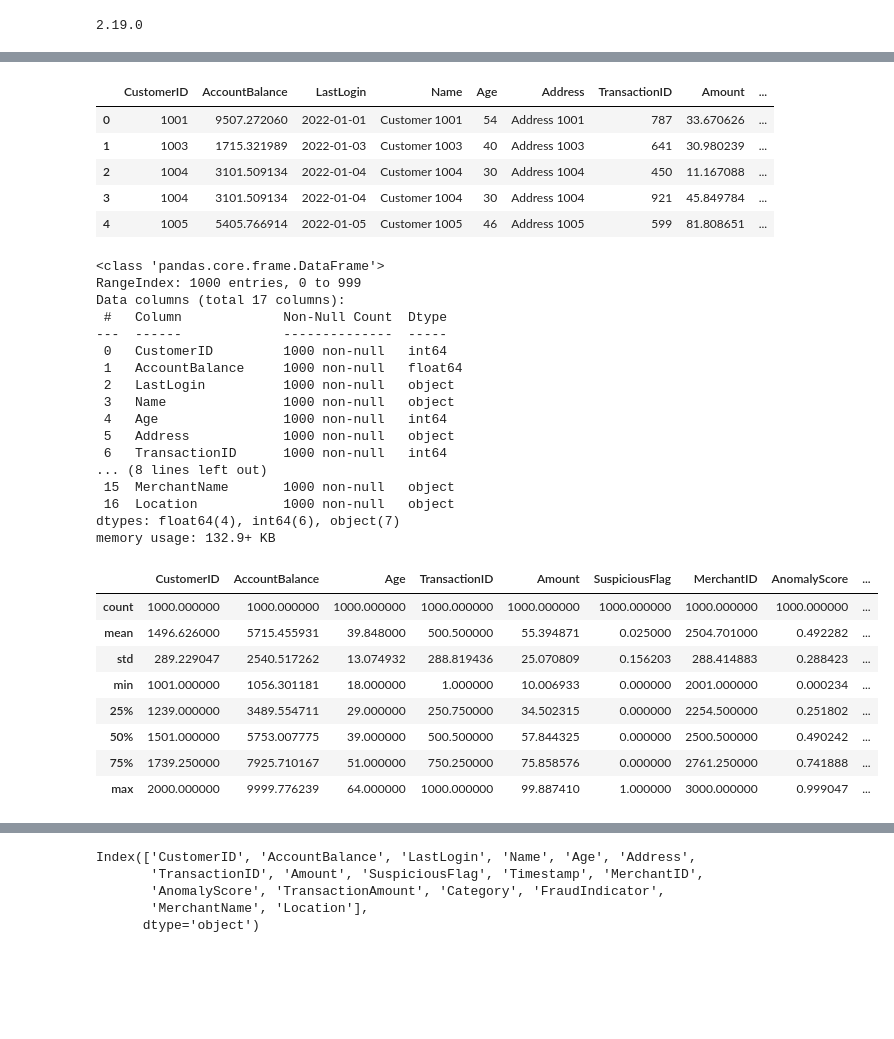
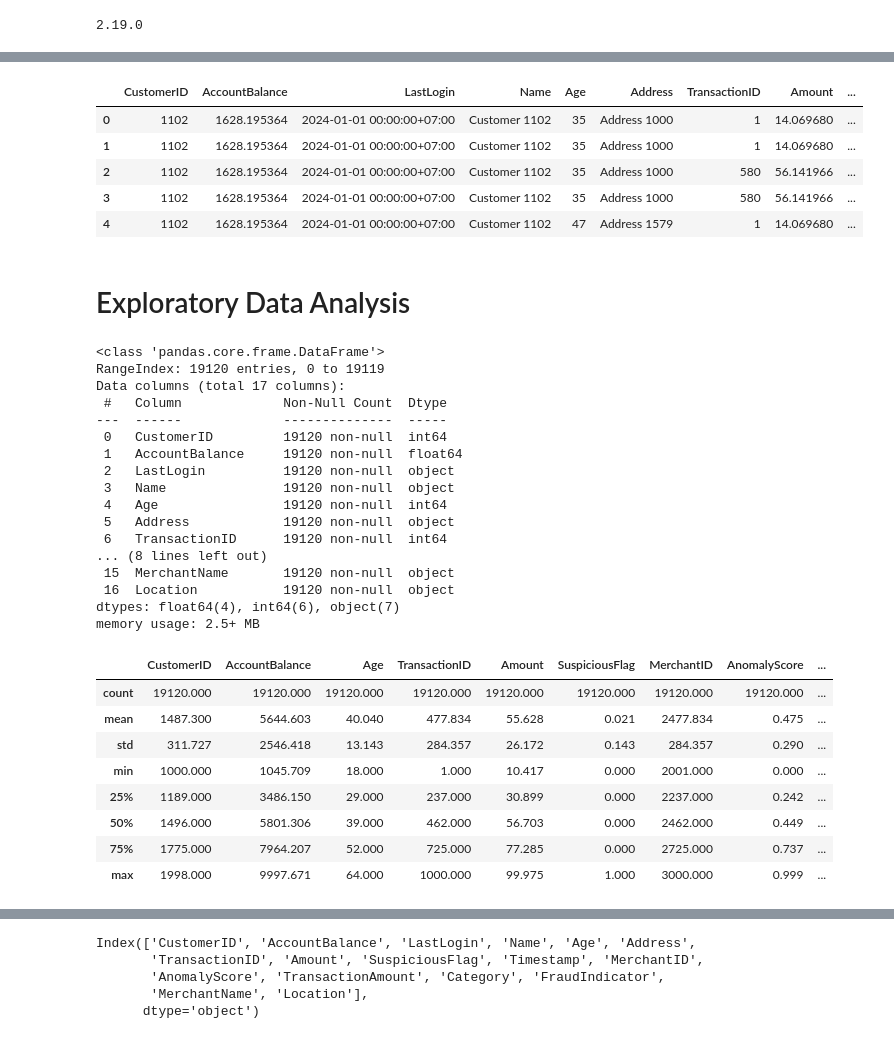
Before and after one commit to Achmad96/anomaly-fraud-detection, a Jupyter notebook: fraud_detection_on_transactions.ipynb, the cells around one changed output, grey strips where cells are left out. Cells and saved outputs as stored; diff of their text form; code cells hidden in the pictures; blank space fills up the shorter version.

```diff
--- a/fraud_detection_on_transactions.ipynb
+++ b/fraud_detection_on_transactions.ipynb
@@ -35,16 +108,16 @@ from tensorflow.keras import layers, models, callbacks
 # %%
 dataset_root = drive_path / 'Fraud Dataset'
 
-activities_df = pd.read_csv(dataset_root / "Customer Profiles/account_activity.csv")
-customers_df = pd.read_csv(dataset_root / "Customer Profiles/customer_data.csv")
-fraud_indicators_df = pd.read_csv(dataset_root / "Fraudulent Patterns/fraud_indicators.csv")
-sus_activities_df = pd.read_csv(dataset_root / "Fraudulent Patterns/suspicious_activity.csv")
-merchants_df = pd.read_csv(dataset_root / "Merchant Information/merchant_data.csv")
-transaction_categories_df = pd.read_csv(dataset_root / "Merchant Information/transaction_category_labels.csv")
-transaction_amounts_df = pd.read_csv(dataset_root / "Transaction Amounts/amount_data.csv")
-anomaly_scores_df = pd.read_csv(dataset_root / "Transaction Amounts/anomaly_scores.csv")
-transaction_metadata_df = pd.read_csv(dataset_root / "Transaction Data/transaction_metadata.csv")
-transaction_records_df = pd.read_csv(dataset_root / "Transaction Data/transaction_records.csv")
+activities_df = pd.read_csv(dataset_root  / "Customer Profiles" / "account_activity.csv")
+customers_df = pd.read_csv(dataset_root   / "Customer Profiles" / "customer_data.csv")
+fraud_indicators_df = pd.read_csv(dataset_root  / "Fraudulent Patterns" / "fraud_indicators.csv")
+sus_activities_df = pd.read_csv(dataset_root    / "Fraudulent Patterns" / "suspicious_activity.csv")
+merchants_df = pd.read_csv(dataset_root               / "Merchant Informations" / "merchant_data.csv")
+transaction_categories_df = pd.read_csv(dataset_root  / "Merchant Informations" / "transaction_category_labels.csv")
+transaction_amounts_df = pd.read_csv(dataset_root  / "Transaction Amounts" / "amount_data.csv")
+anomaly_scores_df = pd.read_csv(dataset_root       / "Transaction Amounts" / "anomaly_scores.csv")
+transaction_metadata_df = pd.read_csv(dataset_root / "Transaction Data" / "transaction_metadata.csv")
+transaction_records_df = pd.read_csv(dataset_root   / "Transaction Data" / "transaction_records.csv")
 # %%
 df = pd.merge(activities_df, customers_df, on='CustomerID')
 df = pd.merge(df, transaction_records_df, on='CustomerID')
@@ -58,40 +131,42 @@ df = pd.merge(df, merchants_df, on='MerchantID')
 df.head()
 # %% [output]
 |  | CustomerID | AccountBalance | LastLogin | Name | Age | Address | TransactionID | Amount | ... |
-| 0 | 1001 | 9507.272060 | 2022-01-01 | Customer 1001 | 54 | Address 1001 | 787 | 33.670626 | ... |
-| 1 | 1003 | 1715.321989 | 2022-01-03 | Customer 1003 | 40 | Address 1003 | 641 | 30.980239 | ... |
-| 2 | 1004 | 3101.509134 | 2022-01-04 | Customer 1004 | 30 | Address 1004 | 450 | 11.167088 | ... |
-| 3 | 1004 | 3101.509134 | 2022-01-04 | Customer 1004 | 30 | Address 1004 | 921 | 45.849784 | ... |
-| 4 | 1005 | 5405.766914 | 2022-01-05 | Customer 1005 | 46 | Address 1005 | 599 | 81.808651 | ... |
+| 0 | 1102 | 1628.195364 | 2024-01-01 00:00:00+07:00 | Customer 1102 | 35 | Address 1000 | 1 | 14.069680 | ... |
+| 1 | 1102 | 1628.195364 | 2024-01-01 00:00:00+07:00 | Customer 1102 | 35 | Address 1000 | 1 | 14.069680 | ... |
+| 2 | 1102 | 1628.195364 | 2024-01-01 00:00:00+07:00 | Customer 1102 | 35 | Address 1000 | 580 | 56.141966 | ... |
+| 3 | 1102 | 1628.195364 | 2024-01-01 00:00:00+07:00 | Customer 1102 | 35 | Address 1000 | 580 | 56.141966 | ... |
+| 4 | 1102 | 1628.195364 | 2024-01-01 00:00:00+07:00 | Customer 1102 | 47 | Address 1579 | 1 | 14.069680 | ... |
+# %% [markdown]
+# Exploratory Data Analysis
 # %%
 df.info()
 # %% [output]
 <class 'pandas.core.frame.DataFrame'>
-RangeIndex: 1000 entries, 0 to 999
+RangeIndex: 19120 entries, 0 to 19119
 Data columns (total 17 columns):
  #   Column             Non-Null Count  Dtype
 ---  ------             --------------  -----
- 0   CustomerID         1000 non-null   int64
- 1   AccountBalance     1000 non-null   float64
- 2   LastLogin          1000 non-null   object
- 3   Name               1000 non-null   object
- 4   Age                1000 non-null   int64
- 5   Address            1000 non-null   object
- 6   TransactionID      1000 non-null   int64
+ 0   CustomerID         19120 non-null  int64
+ 1   AccountBalance     19120 non-null  float64
+ 2   LastLogin          19120 non-null  object
+ 3   Name               19120 non-null  object
+ 4   Age                19120 non-null  int64
+ 5   Address            19120 non-null  object
+ 6   TransactionID      19120 non-null  int64
 ... (8 lines left out)
- 15  MerchantName       1000 non-null   object
- 16  Location           1000 non-null   object
+ 15  MerchantName       19120 non-null  object
+ 16  Location           19120 non-null  object
 dtypes: float64(4), int64(6), object(7)
-memory usage: 132.9+ KB
+memory usage: 2.5+ MB
 # %%
-df.describe()
+df.describe().round(3)
 # %% [output]
 |  | CustomerID | AccountBalance | Age | TransactionID | Amount | SuspiciousFlag | MerchantID | AnomalyScore | ... |
-| count | 1000.000000 | 1000.000000 | 1000.000000 | 1000.000000 | 1000.000000 | 1000.000000 | 1000.000000 | 1000.000000 | ... |
-| mean | 1496.626000 | 5715.455931 | 39.848000 | 500.500000 | 55.394871 | 0.025000 | 2504.701000 | 0.492282 | ... |
-| std | 289.229047 | 2540.517262 | 13.074932 | 288.819436 | 25.070809 | 0.156203 | 288.414883 | 0.288423 | ... |
-| min | 1001.000000 | 1056.301181 | 18.000000 | 1.000000 | 10.006933 | 0.000000 | 2001.000000 | 0.000234 | ... |
-| 25% | 1239.000000 | 3489.554711 | 29.000000 | 250.750000 | 34.502315 | 0.000000 | 2254.500000 | 0.251802 | ... |
-| 50% | 1501.000000 | 5753.007775 | 39.000000 | 500.500000 | 57.844325 | 0.000000 | 2500.500000 | 0.490242 | ... |
-| 75% | 1739.250000 | 7925.710167 | 51.000000 | 750.250000 | 75.858576 | 0.000000 | 2761.250000 | 0.741888 | ... |
-| max | 2000.000000 | 9999.776239 | 64.000000 | 1000.000000 | 99.887410 | 1.000000 | 3000.000000 | 0.999047 | ... |
+| count | 19120.000 | 19120.000 | 19120.000 | 19120.000 | 19120.000 | 19120.000 | 19120.000 | 19120.000 | ... |
+| mean | 1487.300 | 5644.603 | 40.040 | 477.834 | 55.628 | 0.021 | 2477.834 | 0.475 | ... |
+| std | 311.727 | 2546.418 | 13.143 | 284.357 | 26.172 | 0.143 | 284.357 | 0.290 | ... |
+| min | 1000.000 | 1045.709 | 18.000 | 1.000 | 10.417 | 0.000 | 2001.000 | 0.000 | ... |
+| 25% | 1189.000 | 3486.150 | 29.000 | 237.000 | 30.899 | 0.000 | 2237.000 | 0.242 | ... |
+| 50% | 1496.000 | 5801.306 | 39.000 | 462.000 | 56.703 | 0.000 | 2462.000 | 0.449 | ... |
+| 75% | 1775.000 | 7964.207 | 52.000 | 725.000 | 77.285 | 0.000 | 2725.000 | 0.737 | ... |
+| max | 1998.000 | 9997.671 | 64.000 | 1000.000 | 99.975 | 1.000 | 3000.000 | 0.999 | ... |
```
Also changed, not shown: parts of 52 cells of this notebook.
